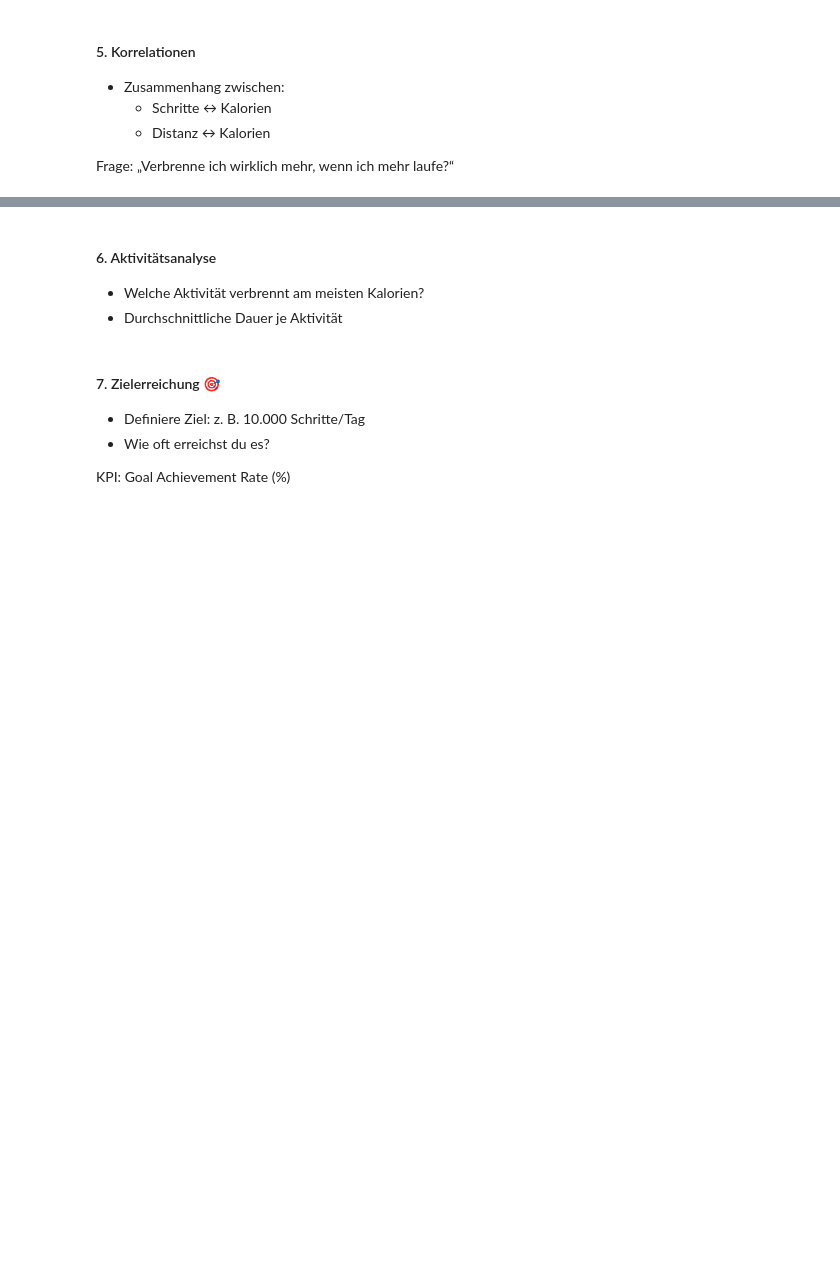
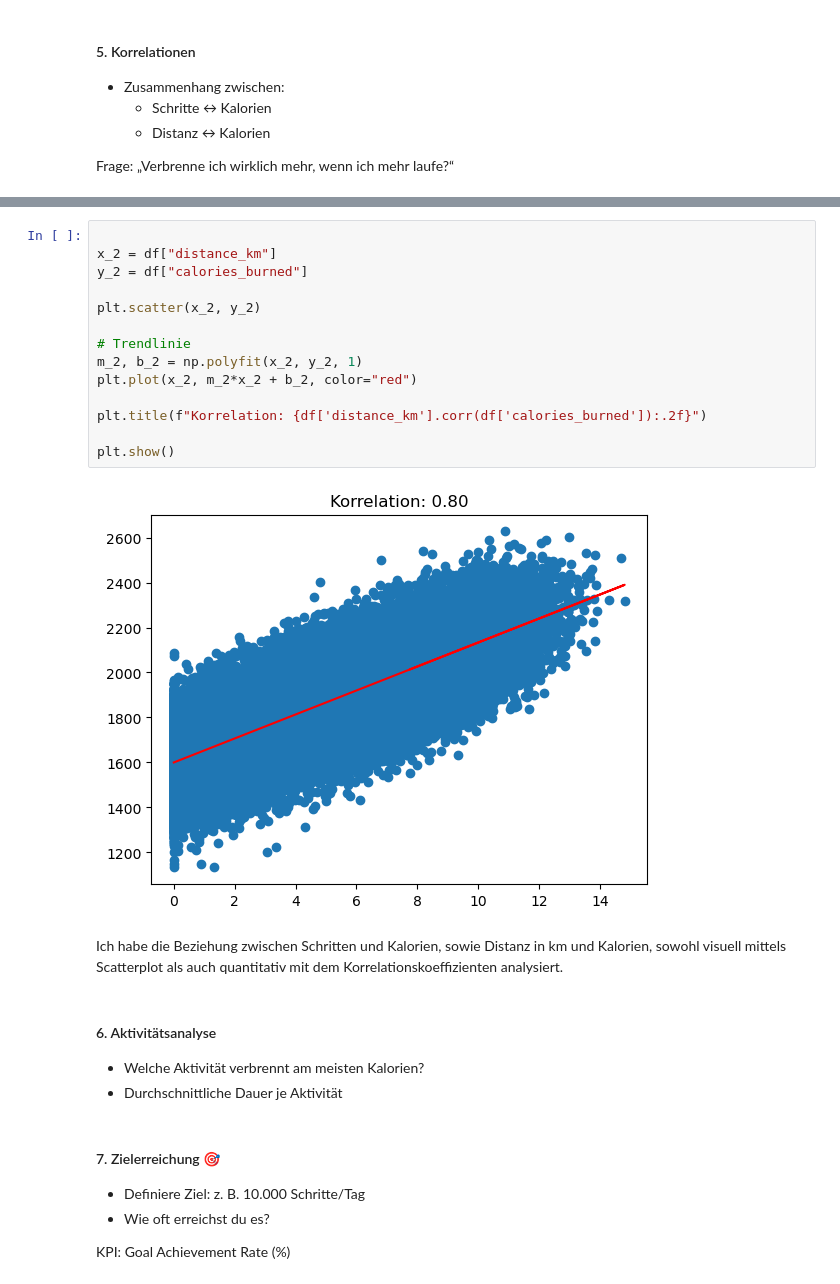
Before and after one commit to EllieZartmann/DataAnalytics, a Jupyter notebook: 04_tableau/training.ipynb, the cells around one changed output, grey strips where cells are left out. Saved outputs shown, nothing was run; the diff lists cells and outputs as text; blank space fills up the shorter version.

```diff
--- a/04_tableau/training.ipynb
+++ b/04_tableau/training.ipynb
@@ -382,3 +429,21 @@ Frage: „Verbrenne ich wirklich mehr, wenn ich mehr laufe?“
+# %%
+
+x_2 = df["distance_km"]
+y_2 = df["calories_burned"]
+
+plt.scatter(x_2, y_2)
+
+# Trendlinie
+m_2, b_2 = np.polyfit(x_2, y_2, 1)
+plt.plot(x_2, m_2*x_2 + b_2, color="red")
+
+plt.title(f"Korrelation: {df['distance_km'].corr(df['calories_burned']):.2f}")
+
+plt.show()
+# %% [output]
+[figure, added]
+# %% [markdown]
+Ich habe die Beziehung zwischen Schritten und Kalorien, sowie Distanz in km und Kalorien, sowohl visuell mittels Scatterplot als auch quantitativ mit dem Korrelationskoeffizienten analysiert.
 # %% [markdown]
 #### 6. Aktivitätsanalyse
 - Welche Aktivität verbrennt am meisten Kalorien?
```
Also changed, not shown: parts of 31 cells of this notebook.
